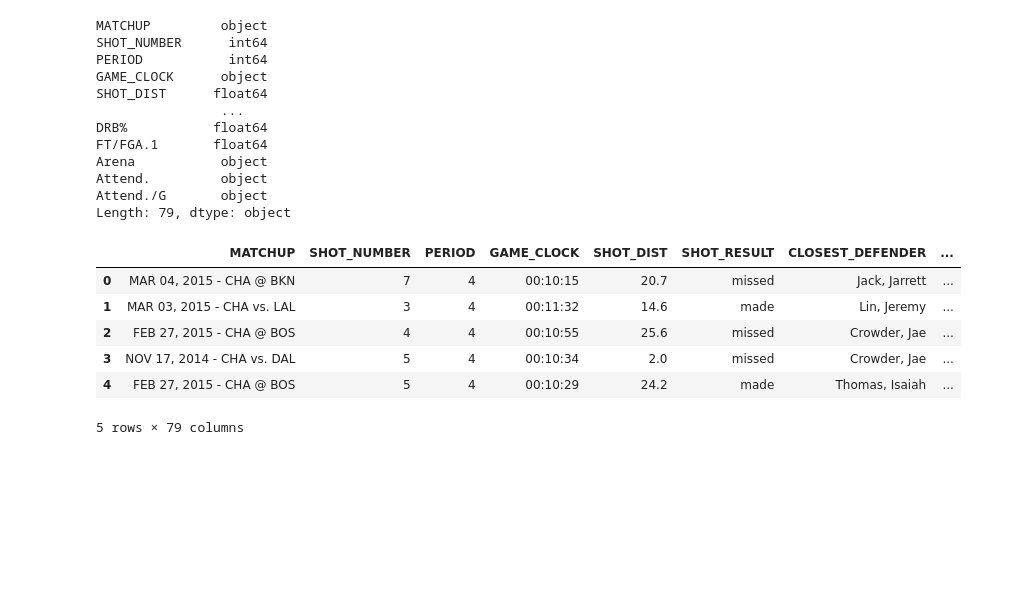
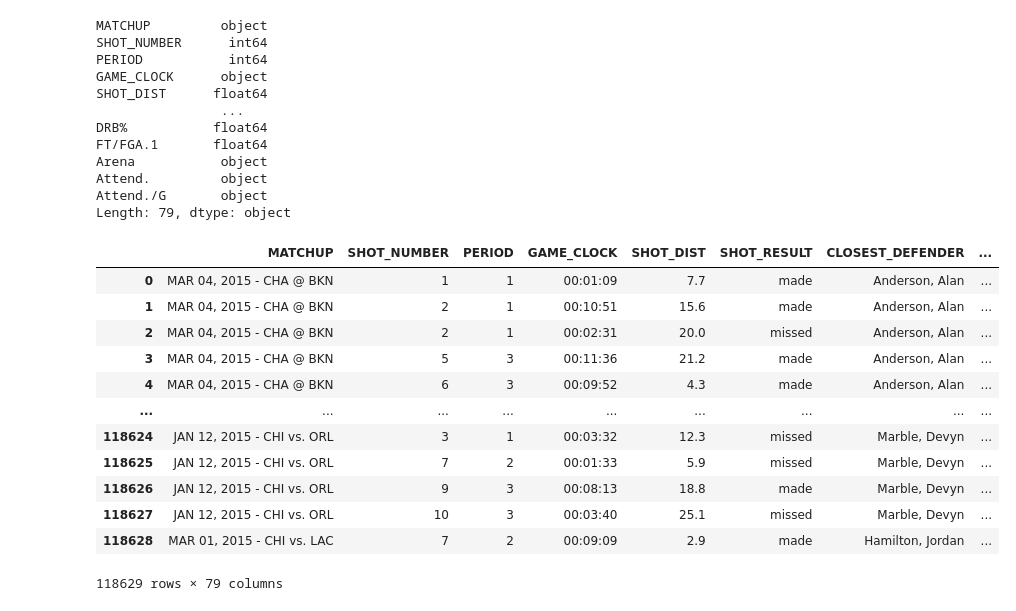
Before and after one commit to Deving789/NBA_Final-Project, a Jupyter notebook: project_x.ipynb, the cells around one changed output. Drawn from its saved outputs; the diff is of its cells as text; code cells hidden in the pictures; blank space fills up the shorter version.

```diff
--- a/project_x.ipynb
+++ b/project_x.ipynb
@@ -130,4 +96,4 @@ shots_missed['CLOSE_DEF_DIST'].mean()
 #merging the stats_df to our fourth_data dataframe
 #stats_df.dtypes
 # %%
-fourth_data['player_name'] = fourth_data['player_name'].str.title()
+shots['player_name'] = shots['player_name'].str.title()
@@ -140,6 +100,6 @@ See the caveats in the documentation: https://pandas.pydata.org/pandas-docs/stab
 # %%
 #merge data frames so you can get the heights of players, also need CLOSEST_DEFENDER ON Name
-merged_df=pd.merge(fourth_data, stats_df, how='left', left_on='player_name', right_on='Name')
+merged_df=pd.merge(shots, stats_df, how='left', left_on='player_name', right_on='Name')
 display(merged_df)
 # %% [output]
 |  | MATCHUP | SHOT_NUMBER | PERIOD | GAME_CLOCK | SHOT_DIST | SHOT_RESULT | CLOSEST_DEFENDER | ... |
@@ -298,14 +258,20 @@ Attend.         object
 Attend./G       object
 Length: 79, dtype: object
 # %%
-team_merge.head()
+team_merge
 # %% [output]
 |  | MATCHUP | SHOT_NUMBER | PERIOD | GAME_CLOCK | SHOT_DIST | SHOT_RESULT | CLOSEST_DEFENDER | ... |
-| 0 | MAR 04, 2015 - CHA @ BKN | 7 | 4 | 00:10:15 | 20.7 | missed | Jack, Jarrett | ... |
-| 1 | MAR 03, 2015 - CHA vs. LAL | 3 | 4 | 00:11:32 | 14.6 | made | Lin, Jeremy | ... |
-| 2 | FEB 27, 2015 - CHA @ BOS | 4 | 4 | 00:10:55 | 25.6 | missed | Crowder, Jae | ... |
-| 3 | NOV 17, 2014 - CHA vs. DAL | 5 | 4 | 00:10:34 | 2.0 | missed | Crowder, Jae | ... |
-| 4 | FEB 27, 2015 - CHA @ BOS | 5 | 4 | 00:10:29 | 24.2 | made | Thomas, Isaiah | ... |
+| 0 | MAR 04, 2015 - CHA @ BKN | 1 | 1 | 00:01:09 | 7.7 | made | Anderson, Alan | ... |
+| 1 | MAR 04, 2015 - CHA @ BKN | 2 | 1 | 00:10:51 | 15.6 | made | Anderson, Alan | ... |
+| 2 | MAR 04, 2015 - CHA @ BKN | 2 | 1 | 00:02:31 | 20.0 | missed | Anderson, Alan | ... |
+| 3 | MAR 04, 2015 - CHA @ BKN | 5 | 3 | 00:11:36 | 21.2 | made | Anderson, Alan | ... |
+| 4 | MAR 04, 2015 - CHA @ BKN | 6 | 3 | 00:09:52 | 4.3 | made | Anderson, Alan | ... |
+| ... | ... | ... | ... | ... | ... | ... | ... | ... |
+| 118624 | JAN 12, 2015 - CHI vs. ORL | 3 | 1 | 00:03:32 | 12.3 | missed | Marble, Devyn | ... |
+| 118625 | JAN 12, 2015 - CHI vs. ORL | 7 | 2 | 00:01:33 | 5.9 | missed | Marble, Devyn | ... |
+| 118626 | JAN 12, 2015 - CHI vs. ORL | 9 | 3 | 00:08:13 | 18.8 | made | Marble, Devyn | ... |
+| 118627 | JAN 12, 2015 - CHI vs. ORL | 10 | 3 | 00:03:40 | 25.1 | missed | Marble, Devyn | ... |
+| 118628 | MAR 01, 2015 - CHI vs. LAC | 7 | 2 | 00:09:09 | 2.9 | made | Hamilton, Jordan | ... |
-5 rows × 79 columns
+118629 rows × 79 columns
 # %%
 team_merge.to_csv('Team_merge.csv',index=False)
```
Also changed, not shown: parts of 16 cells of this notebook, 1 other file.
